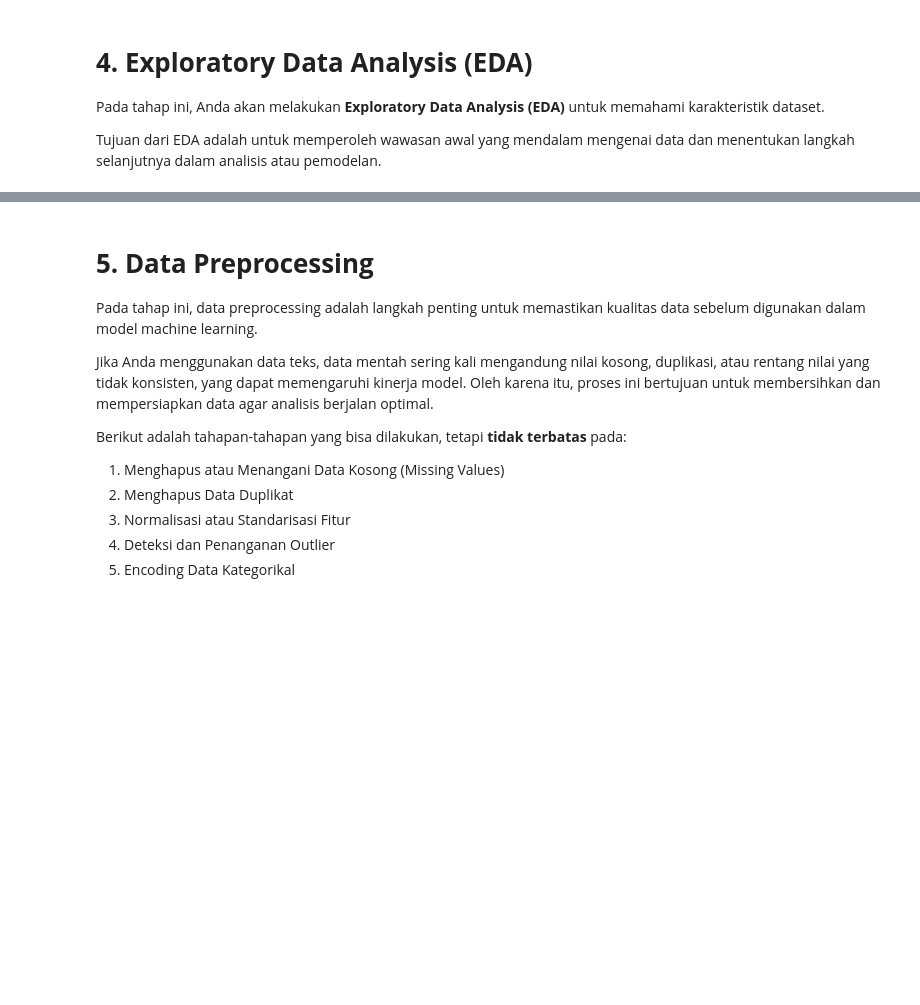
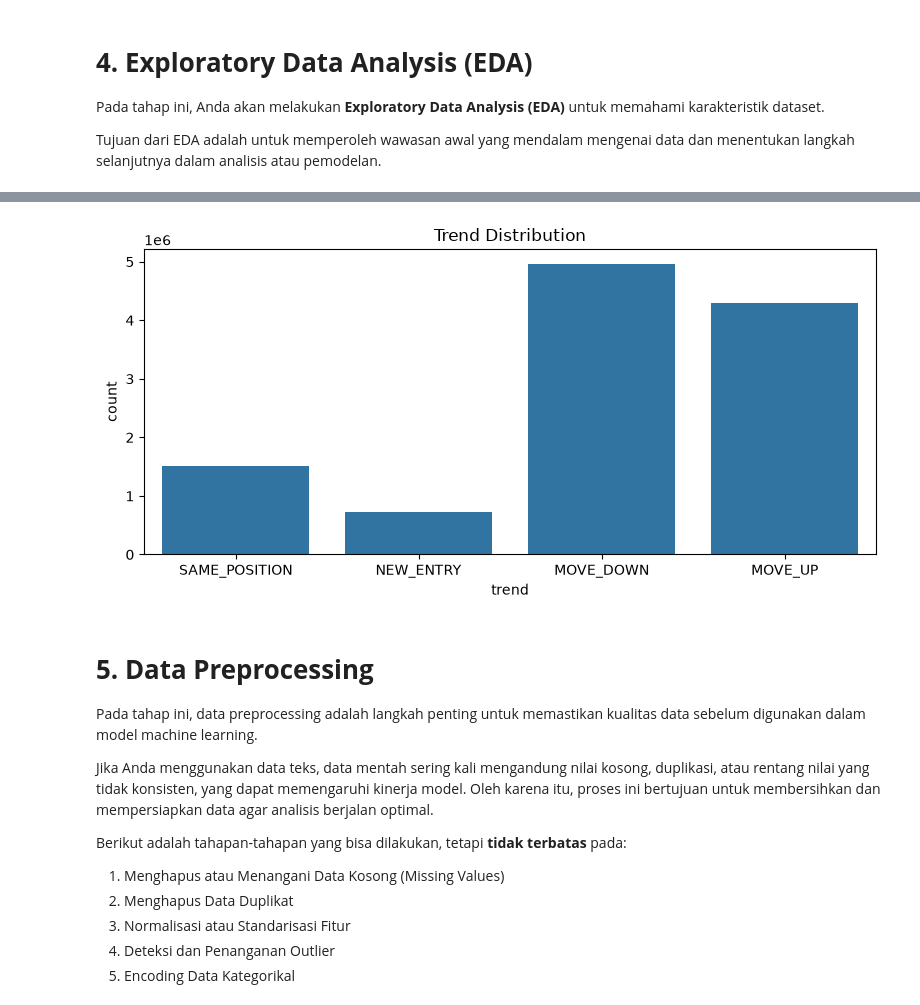
Before and after one commit to Aldi-H/spotify-chart-mlops, a Jupyter notebook: notebooks/spotify_chart_mlops.ipynb, the cells around one changed output, grey strips where cells are left out. Cells and saved outputs as stored; diff of their text form; code cells hidden in the pictures; blank space fills up the shorter version.

```diff
--- a/notebooks/spotify_chart_mlops.ipynb
+++ b/notebooks/spotify_chart_mlops.ipynb
@@ -40,0 +28,16 @@ df_sample.head()
+# %%
+DB_URI = "postgresql://kuro:kuroneko%4096Neko@localhost:5432/spotify_mlops"
+con = psycopg2.connect(DB_URI)
+cur = con.cursor()
+
+# Show total row
+cur.execute("SELECT COUNT(*) FROM spotify_charts_raw")
+total = cur.fetchone()[0]
+print(f"Total rows: {total:,}")
+
+# show first 5 rows
+df_head = pl.read_database_uri(
+    "SELECT * FROM spotify_charts_raw LIMIT 5",
+    uri=DB_URI
+)
+df_head
@@ -47,3 +220,12 @@ Tujuan dari EDA adalah untuk memperoleh wawasan awal yang mendalam mengenai data
+# %%
+fig, ax = plt.subplots(figsize=(8, 4))
+trend_counts = df["trend"].value_counts().to_pandas()
+sns.barplot(x="trend", y="count", data=trend_counts, ax=ax)
+ax.set_title("Trend Distribution")
+plt.tight_layout()
+plt.show()
+# %% [output]
+[figure, added]
 # %% [markdown]
 # **5. Data Preprocessing**
 
```
Also changed, not shown: parts of 18 cells of this notebook.
